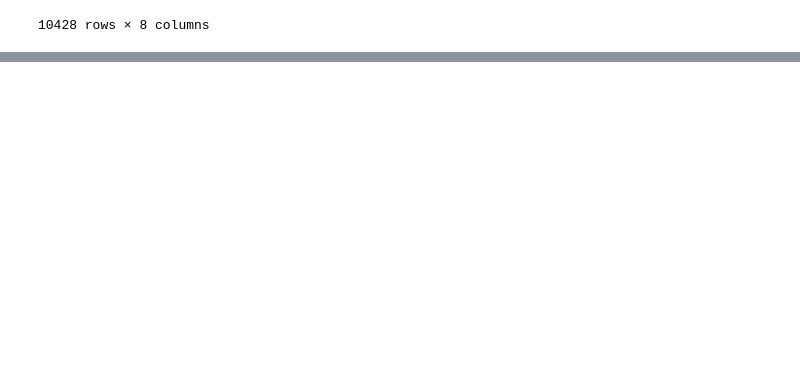
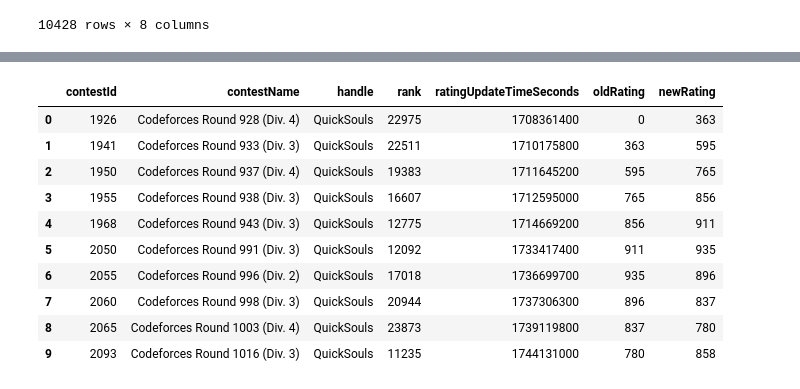
Before and after one commit to saulcanche/sri_p, a Jupyter notebook: backend/lab.ipynb, the cells around one changed output, grey strips where cells are left out. Saved outputs shown, nothing was run; the diff lists cells and outputs as text; code cells hidden in the pictures; blank space fills up the shorter version.

```diff
--- a/backend/lab.ipynb
+++ b/backend/lab.ipynb
@@ -60,0 +89,14 @@ problems
+# %%
+CF.get_user_rating_history("quicksouls")
+# %% [output]
+|  | contestId | contestName | handle | rank | ratingUpdateTimeSeconds | oldRating | newRating |
+| 0 | 1926 | Codeforces Round 928 (Div. 4) | QuickSouls | 22975 | 1708361400 | 0 | 363 |
+| 1 | 1941 | Codeforces Round 933 (Div. 3) | QuickSouls | 22511 | 1710175800 | 363 | 595 |
+| 2 | 1950 | Codeforces Round 937 (Div. 4) | QuickSouls | 19383 | 1711645200 | 595 | 765 |
+| 3 | 1955 | Codeforces Round 938 (Div. 3) | QuickSouls | 16607 | 1712595000 | 765 | 856 |
+| 4 | 1968 | Codeforces Round 943 (Div. 3) | QuickSouls | 12775 | 1714669200 | 856 | 911 |
+| 5 | 2050 | Codeforces Round 991 (Div. 3) | QuickSouls | 12092 | 1733417400 | 911 | 935 |
+| 6 | 2055 | Codeforces Round 996 (Div. 2) | QuickSouls | 17018 | 1736699700 | 935 | 896 |
+| 7 | 2060 | Codeforces Round 998 (Div. 3) | QuickSouls | 20944 | 1737306300 | 896 | 837 |
+| 8 | 2065 | Codeforces Round 1003 (Div. 4) | QuickSouls | 23873 | 1739119800 | 837 | 780 |
+| 9 | 2093 | Codeforces Round 1016 (Div. 3) | QuickSouls | 11235 | 1744131000 | 780 | 858 |
```
Also changed, not shown: parts of 5 cells of this notebook, 1 other file.
